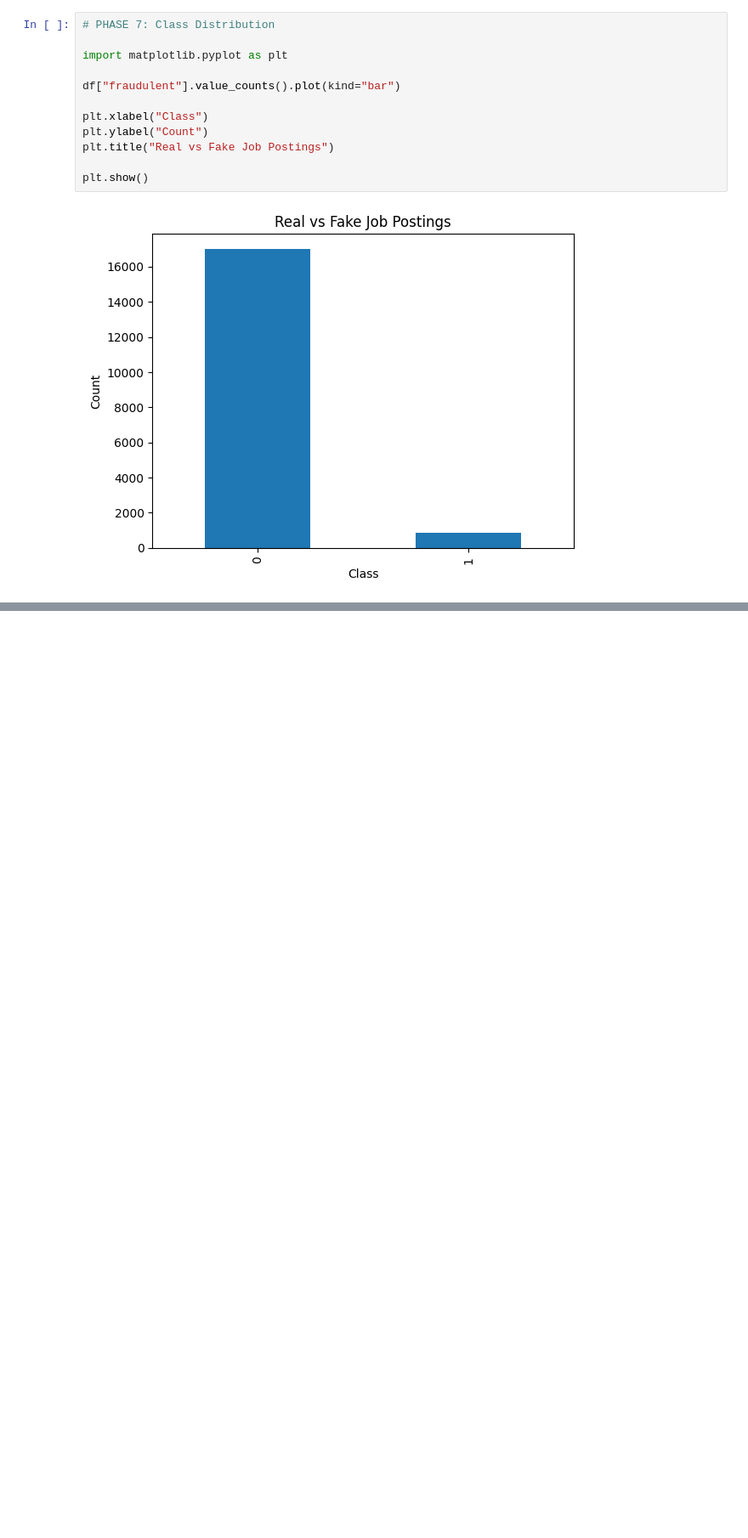
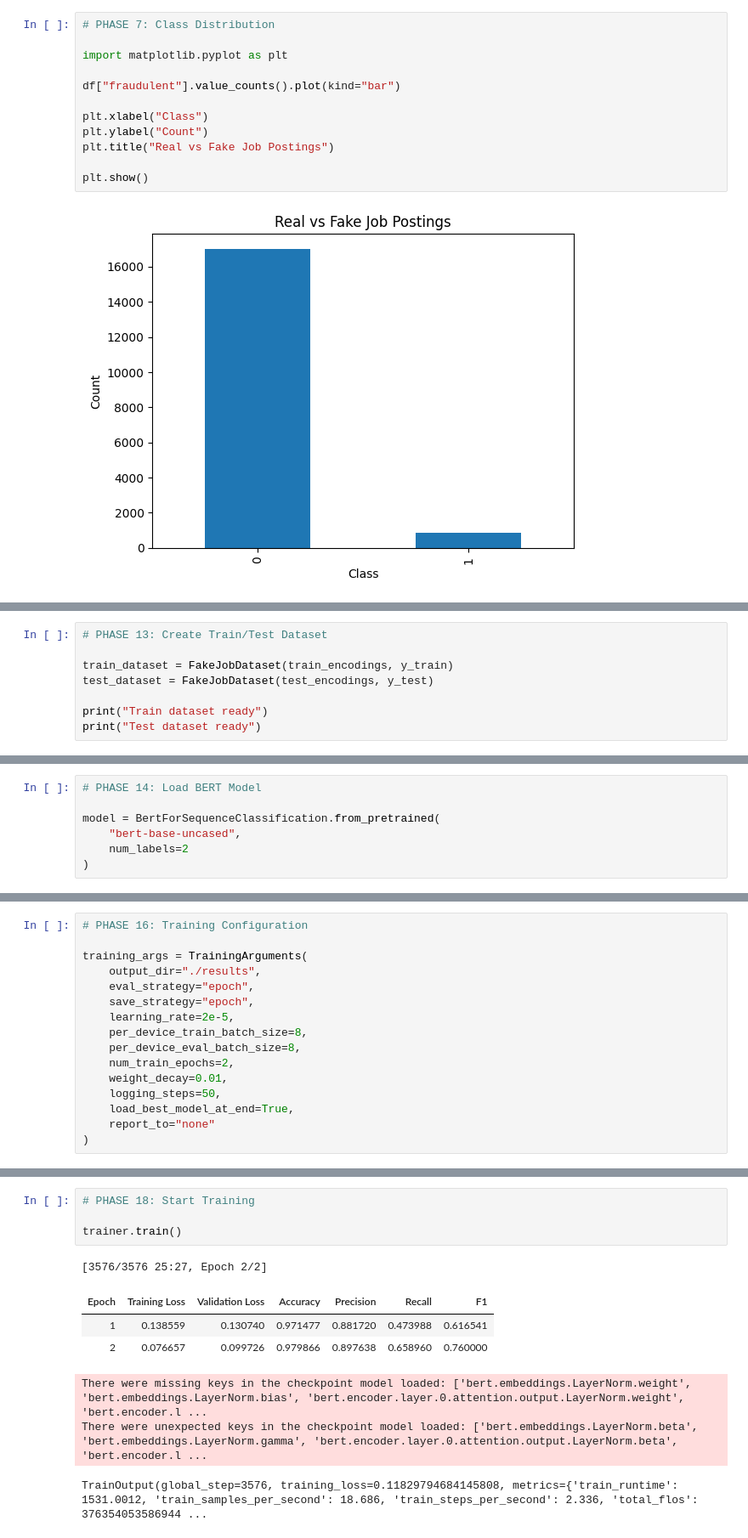
Before and after one commit to Rivier-Computer-Science/SP25-690-Palsa, a Jupyter notebook: fake-job-detection-transformer/code/fake_job_detection.ipynb, the cells around one changed output, grey strips where cells are left out. Shown at 85% size. Saved outputs shown, nothing was run; the diff lists cells and outputs as text; blank space fills up the shorter version.

```diff
--- a/fake-job-detection-transformer/code/fake_job_detection.ipynb
+++ b/fake-job-detection-transformer/code/fake_job_detection.ipynb
@@ -191,0 +273,8 @@ plt.show()
+# %%
+# PHASE 13: Create Train/Test Dataset
+
+train_dataset = FakeJobDataset(train_encodings, y_train)
+test_dataset = FakeJobDataset(test_encodings, y_test)
+
+print("Train dataset ready")
+print("Test dataset ready")
@@ -191,0 +284,7 @@ plt.show()
+# %%
+# PHASE 14: Load BERT Model
+
+model = BertForSequenceClassification.from_pretrained(
+    "bert-base-uncased",
+    num_labels=2
+)
@@ -191,0 +330,16 @@ plt.show()
+# %%
+# PHASE 16: Training Configuration
+
+training_args = TrainingArguments(
+    output_dir="./results",
+    eval_strategy="epoch",
+    save_strategy="epoch",
+    learning_rate=2e-5,
+    per_device_train_batch_size=8,
+    per_device_eval_batch_size=8,
+    num_train_epochs=2,
+    weight_decay=0.01,
+    logging_steps=50,
+    load_best_model_at_end=True,
+    report_to="none"
+)
@@ -191,0 +356,12 @@ plt.show()
+# %%
+# PHASE 18: Start Training
+
+trainer.train()
+# %% [output]
+[3576/3576 25:27, Epoch 2/2]
+| Epoch | Training Loss | Validation Loss | Accuracy | Precision | Recall | F1 |
+| 1 | 0.138559 | 0.130740 | 0.971477 | 0.881720 | 0.473988 | 0.616541 |
+| 2 | 0.076657 | 0.099726 | 0.979866 | 0.897638 | 0.658960 | 0.760000 |
+There were missing keys in the checkpoint model loaded: ['bert.embeddings.LayerNorm.weight', 'bert.embeddings.LayerNorm.bias', 'bert.encoder.layer.0.attention.output.LayerNorm.weight', 'bert.encoder.l ...
+There were unexpected keys in the checkpoint model loaded: ['bert.embeddings.LayerNorm.beta', 'bert.embeddings.LayerNorm.gamma', 'bert.encoder.layer.0.attention.output.LayerNorm.beta', 'bert.encoder.l ...
+TrainOutput(global_step=3576, training_loss=0.11829794684145808, metrics={'train_runtime': 1531.0012, 'train_samples_per_second': 18.686, 'train_steps_per_second': 2.336, 'total_flos': 376354053586944 ...
```
Also changed, not shown: parts of 18 cells of this notebook.
